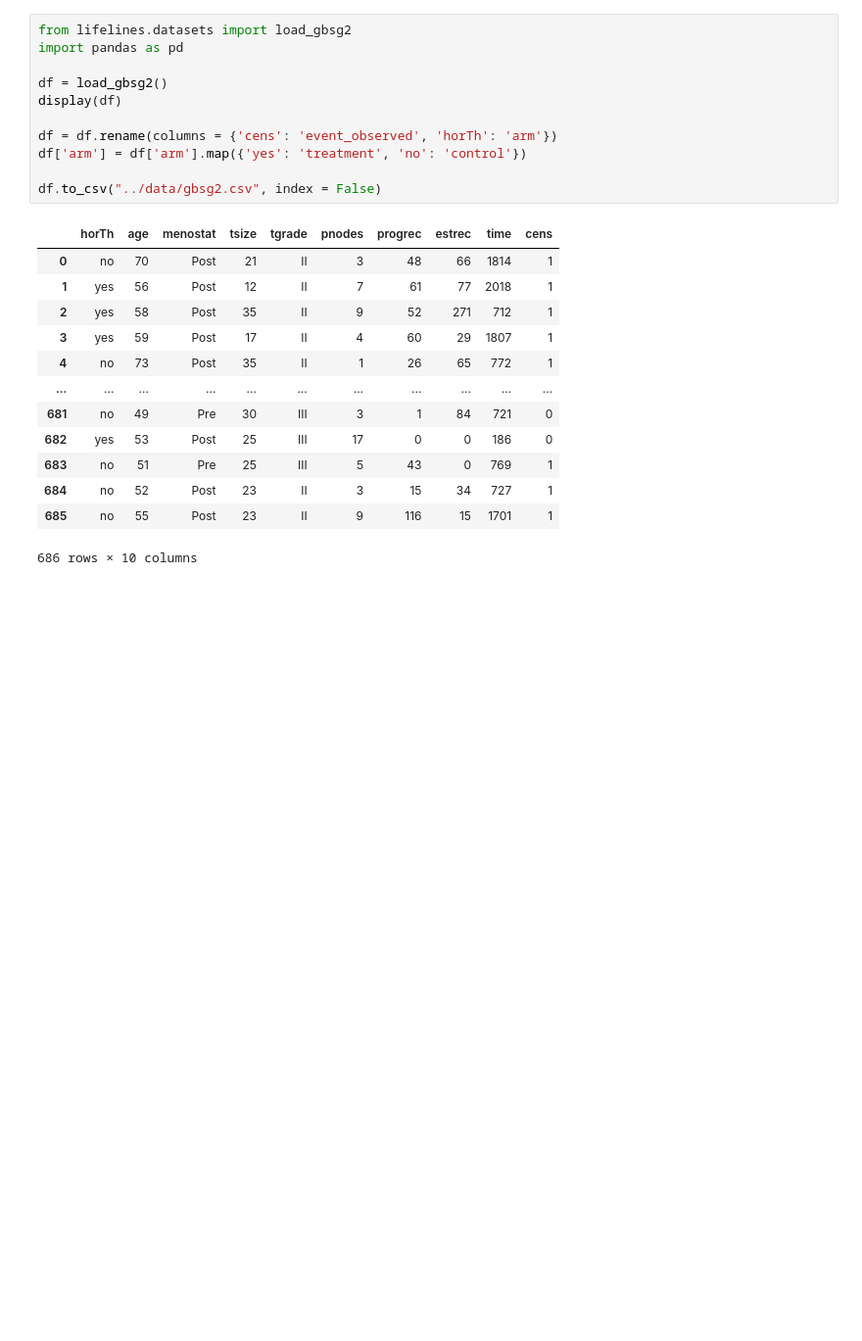
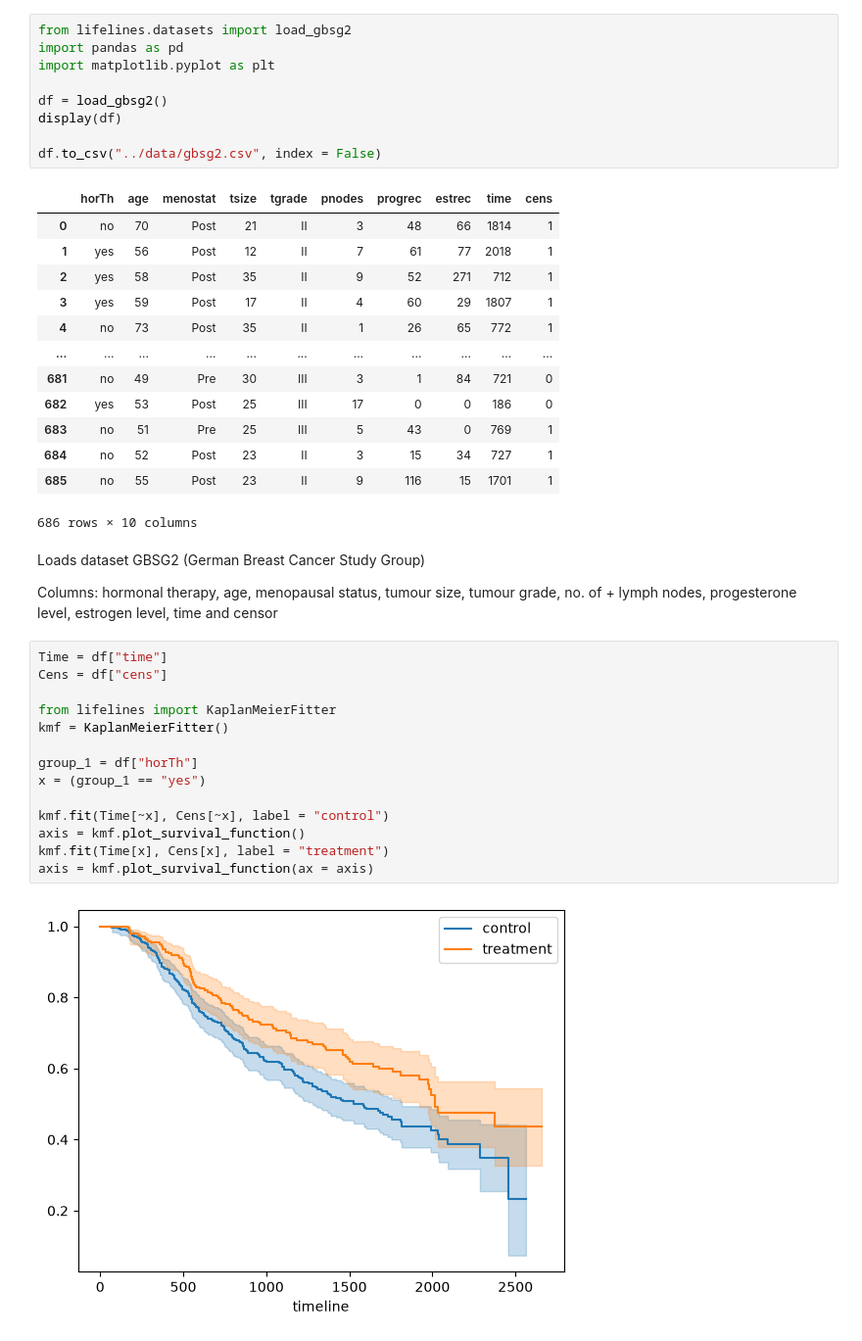
Before and after one commit to Mxs71/Python-Survival-Analysis, a Jupyter notebook: notebooks/01_survival_analysis.ipynb, the cells around one changed output. Shown at 98% size. Saved outputs shown, nothing was run; the diff lists cells and outputs as text; blank space fills up the shorter version.

Commit message:
Created two Kaplan Meier plots

```diff
--- a/notebooks/01_survival_analysis.ipynb
+++ b/notebooks/01_survival_analysis.ipynb
@@ -1,13 +1,11 @@
 # %%
 from lifelines.datasets import load_gbsg2
 import pandas as pd
+import matplotlib.pyplot as plt
 
 df = load_gbsg2()
 display(df)
 
-df = df.rename(columns = {'cens': 'event_observed', 'horTh': 'arm'})
-df['arm'] = df['arm'].map({'yes': 'treatment', 'no': 'control'})
-
 df.to_csv("../data/gbsg2.csv", index = False)
 # %% [output]
 |  | horTh | age | menostat | tsize | tgrade | pnodes | progrec | estrec | time | cens |
@@ -23,3 +21,23 @@ df.to_csv("../data/gbsg2.csv", index = False)
 | 684 | no | 52 | Post | 23 | II | 3 | 15 | 34 | 727 | 1 |
 | 685 | no | 55 | Post | 23 | II | 9 | 116 | 15 | 1701 | 1 |
 686 rows × 10 columns
+# %% [markdown]
+Loads dataset GBSG2 (German Breast Cancer Study Group)
+
+Columns: hormonal therapy, age, menopausal status, tumour size, tumour grade, no. of + lymph nodes, progesterone level, estrogen level, time and censor
+# %%
+Time = df["time"]
+Cens = df["cens"]
+
+from lifelines import KaplanMeierFitter
+kmf = KaplanMeierFitter()
+
+group_1 = df["horTh"]
+x = (group_1 == "yes")
+
+kmf.fit(Time[~x], Cens[~x], label = "control")
+axis = kmf.plot_survival_function()
+kmf.fit(Time[x], Cens[x], label = "treatment")
+axis = kmf.plot_survival_function(ax = axis)
+# %% [output]
+[figure, added]
```
Also changed, not shown: parts of 1 cell of this notebook, 1 other file.
